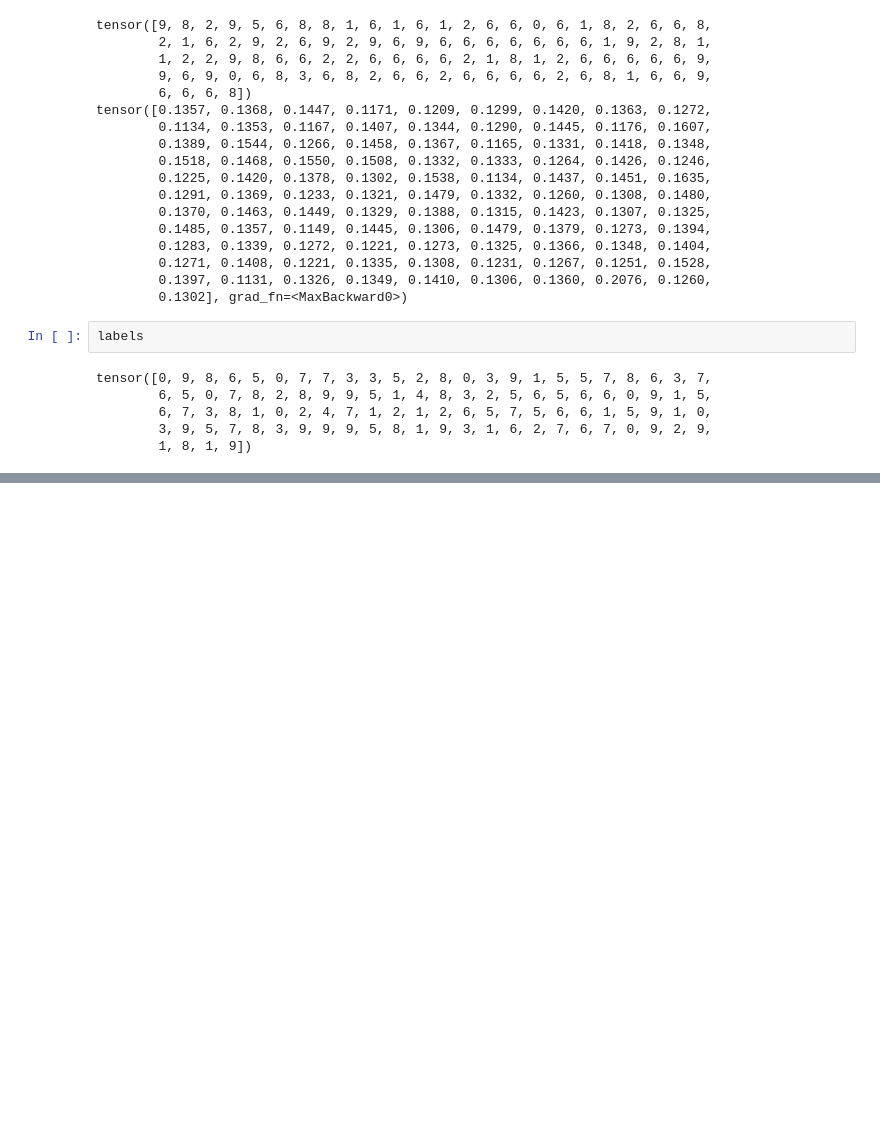
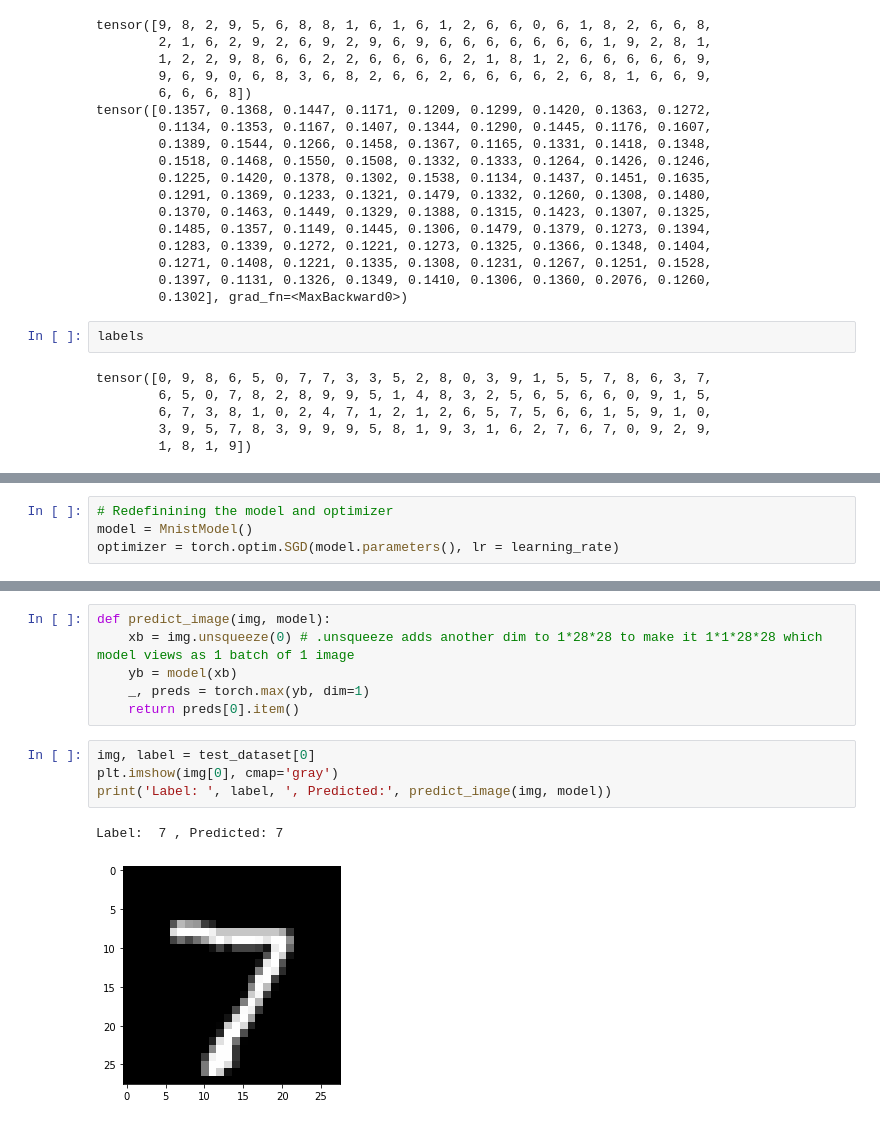
Before and after one commit to DarkknightRHZ/Learning-Pytorch, a Jupyter notebook: Logistic Regression.ipynb, the cells around one changed output, grey strips where cells are left out. Saved outputs shown, nothing was run; the diff lists cells and outputs as text; blank space fills up the shorter version.

```diff
--- a/Logistic Regression.ipynb
+++ b/Logistic Regression.ipynb
@@ -273,0 +360,4 @@ tensor([0, 9, 8, 6, 5, 0, 7, 7, 3, 3, 5, 2, 8, 0, 3, 9, 1, 5, 5, 7, 8, 6, 3, 7,
+# %%
+# Redefinining the model and optimizer
+model = MnistModel()
+optimizer = torch.optim.SGD(model.parameters(), lr = learning_rate)
@@ -273,0 +402,13 @@ tensor([0, 9, 8, 6, 5, 0, 7, 7, 3, 3, 5, 2, 8, 0, 3, 9, 1, 5, 5, 7, 8, 6, 3, 7,
+# %%
+def predict_image(img, model):
+    xb = img.unsqueeze(0) # .unsqueeze adds another dim to 1*28*28 to make it 1*1*28*28 which model views as 1 batch of 1 image
+    yb = model(xb)
+    _, preds = torch.max(yb, dim=1)
+    return preds[0].item()
+# %%
+img, label = test_dataset[0]
+plt.imshow(img[0], cmap='gray')
+print('Label: ', label, ', Predicted:', predict_image(img, model))
+# %% [output]
+Label:  7 , Predicted: 7
+[figure, added]
```
Also changed, not shown: parts of 26 cells of this notebook, 1 other file.
